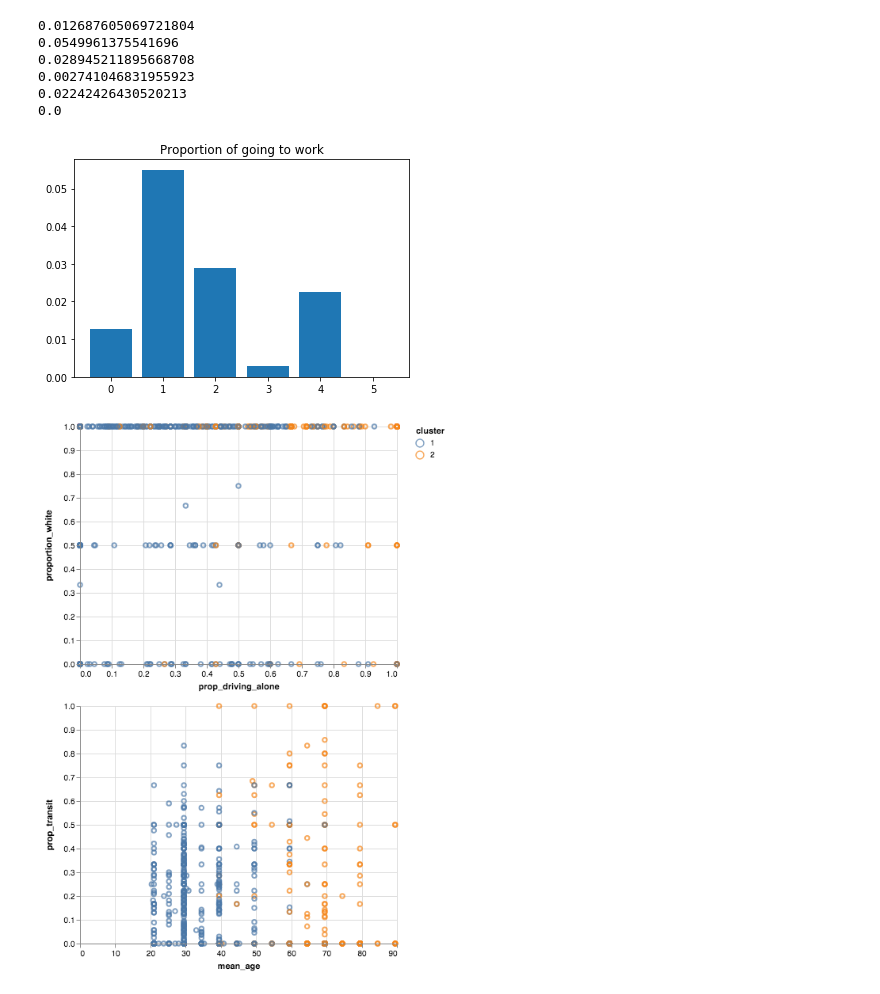
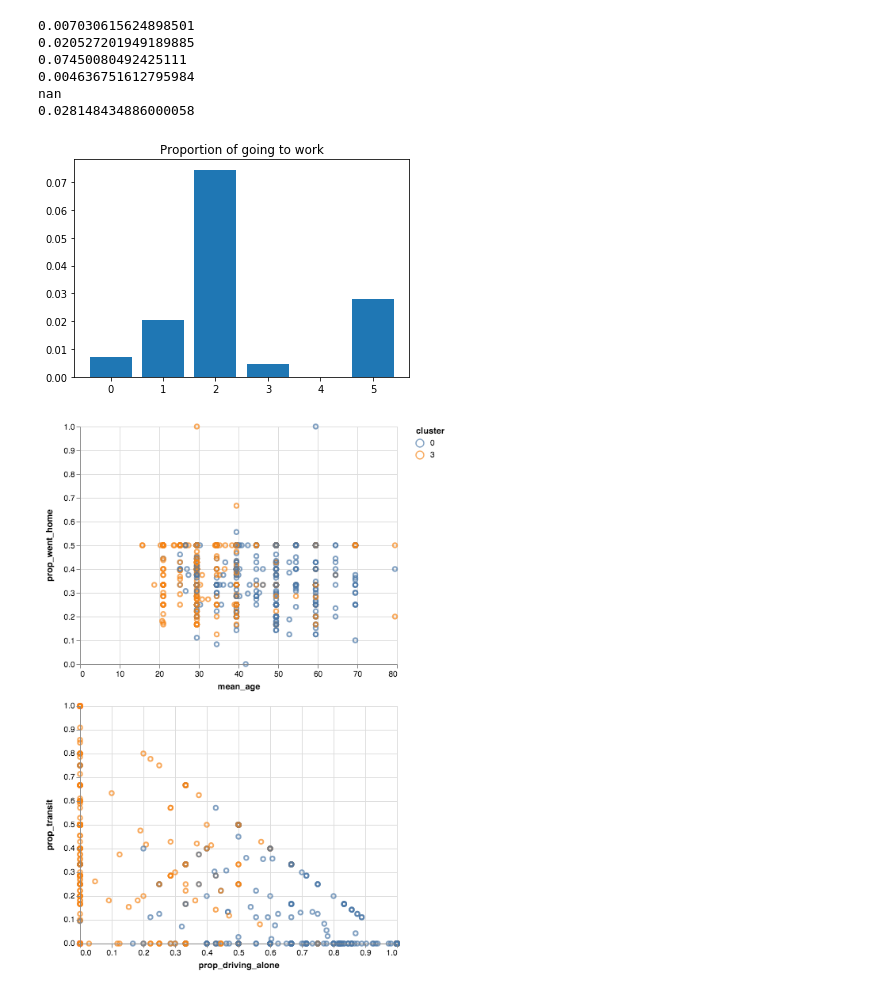
Before and after one commit to monolyst/Seattle-Mobility-Index, a Jupyter notebook: notebooks/clustering_analysis.ipynb, the cells around one changed output. Cells and saved outputs as stored; diff of their text form; code cells hidden in the pictures.

Commit message:
updated jupyter notebook for clustering analysis

```diff
--- a/notebooks/clustering_analysis.ipynb
+++ b/notebooks/clustering_analysis.ipynb
@@ -89,23 +111,0 @@ array([4, 2, 1, 0, 3, 5])
-# %%
-for i in range(0, 6):
-               print(len(final_dat[final_dat[CLUSTER] == i]))
-
-print("")
-
-for i in range(0, 6):
-               print(final_dat[final_dat[CLUSTER] == i][MEAN_AGE].mean())
-print("")
-
-for i in range(0, 6):
-               print(final_dat[final_dat[CLUSTER] == i][HOME_OWNERSHIP].mean())
-
-print("")
-
-for i in range(0, 6):
-               print(final_dat[final_dat[CLUSTER] == i][YEAR_EDUCATION].mean())
-
-
-print("")
-
-for i in range(0, 6):
-               print(final_dat[final_dat[CLUSTER] == i][YEAR_RESIDENCE].mean())
@@ -129,0 +495,3 @@ for i in range(0, 6):
+# %%
+clustered = pd.read_csv('preprocessed_psrc_with_cluster.csv', index_col = 0)
+clustered.head()
@@ -129,0 +512,15 @@ for i in range(0, 6):
+# %%
+nicknames2 = pd.Series(['olde-Seattleite', 'family-(wo)man', 'tired-commuter', 'fit-urbanites', 'nothing', 'jolly-retiree'])
+for i in range(6):
+    subdat = clustered[clustered[CLUSTER] == i]
+    plt.hist(subdat[INCOME])
+    plt.title("Income distribution: " + nicknames2[i])
+    plt.show()
+
+print("\n")
+print("next!!\n")
+for i in range(6):
+    subdat = clustered[clustered[CLUSTER] == i]
+    plt.hist(subdat[YEAR_EDUCATION])
+    plt.title("Years after high school: " + nicknames2[i])
+    plt.show(
@@ -163,37 +561,37 @@ Index(['numchildren', 'hh_wt_revised', 'hhincome_broad', 'hhsize',
 # %%
 val = {}
 for i in range(6):
-    subdat = final_dat[final_dat[CLUSTER] == i]
+    subdat = clustered[clustered[CLUSTER] == i]
     print(subdat[PROP_DRIVING_WITH_OTHERS].mean())
     val[i] = subdat[PROP_DRIVING_WITH_OTHERS].mean()
 
 plt.bar(list(val.keys()), list(val.values()))
 plt.title("Proportion of going to work")
 plt.show()
 # %% [output]
-0.012687605069721804
-0.0549961375541696
-0.028945211895668708
-0.002741046831955923
-0.02242426430520213
-0.0
+0.007030615624898501
+0.020527201949189885
+0.07450080492425111
+0.004636751612795984
+nan
+0.028148434886000058
-[figure, old version]
+[figure, new version]
 # %%
-incbik = alt.Chart(final_dat[(final_dat[CLUSTER] == 1) | (final_dat[CLUSTER] == 2)]).mark_point().encode(
-    x=PROP_DRIVING_ALONE,
-    y=PROP_WHITE,
+incbik = alt.Chart(clustered[(clustered[CLUSTER] == 0) | (clustered[CLUSTER] == 3)]).mark_point().encode(
+    x=MEAN_AGE,
+    y=PROP_WENT_HOME,
     color='cluster:N'
 )
 
-agebik = alt.Chart(final_dat[(final_dat[CLUSTER] == 1) | (final_dat[CLUSTER] == 2)]).mark_point().encode(
-    x=MEAN_AGE,
+agebik = alt.Chart(clustered[(clustered[CLUSTER] == 0) | (clustered[CLUSTER] == 3)]).mark_point().encode(
+    x=PROP_DRIVING_ALONE,
     y=PROP_TRANSIT,
     color='cluster:N'
 )
 
 incbik & agebik
 # %% [output]
-[figure, old version]
+[figure, new version]
 # %%
 for i in [2, 3, 4, 5, 6]:
     kmeans_labels = KMeans(n_clusters=i, random_state=0).fit_predict(normalized_res)
```
Also changed, not shown: parts of 35 cells of this notebook, 1 other file.
